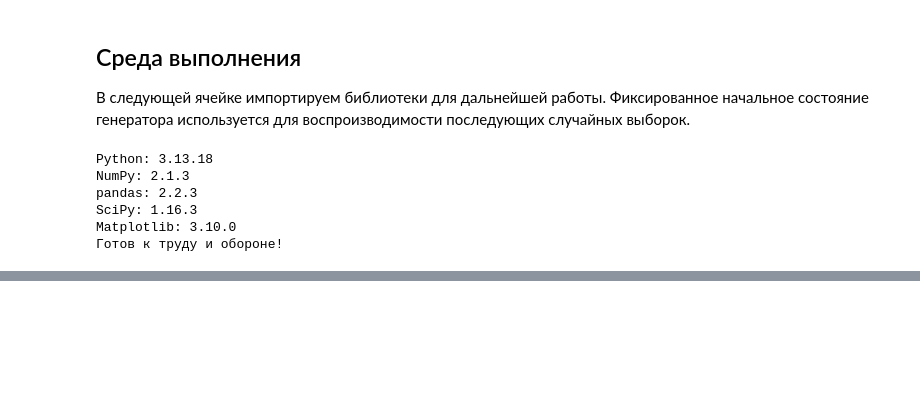
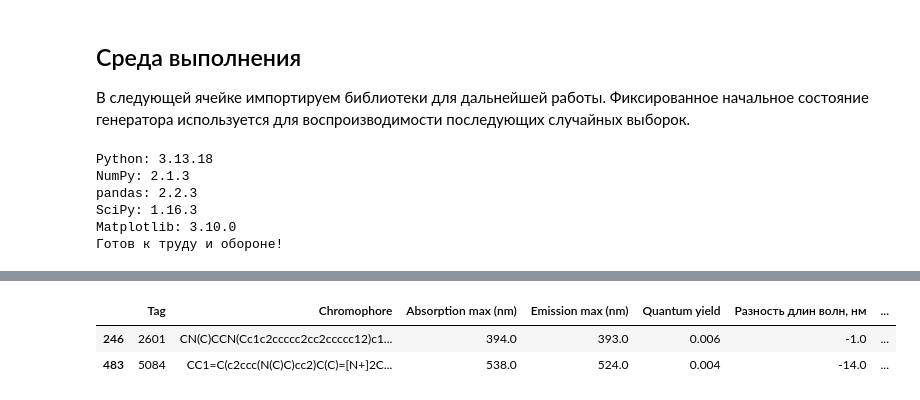
Before and after one commit to mdtokarev/App-Stat-Lab01, a Jupyter notebook: AppStatLab01.ipynb, the cells around one changed output, grey strips where cells are left out. Saved outputs shown, nothing was run; the diff lists cells and outputs as text; code cells hidden in the pictures; blank space fills up the shorter version.

```diff
--- a/AppStatLab01.ipynb
+++ b/AppStatLab01.ipynb
@@ -51,0 +321,30 @@ Matplotlib: 3.10.0
+# %%
+# Выбираем записи, требующие проверки
+suspect_mask = (
+    data["Emission max (nm)"]
+    < data["Absorption max (nm)"]
+)
+
+suspect_data = data.loc[suspect_mask].copy()
+
+# Разность длин волн поможет оценить величину расхождения
+suspect_data["Разность длин волн, нм"] = (
+    suspect_data["Emission max (nm)"]
+    - suspect_data["Absorption max (nm)"]
+)
+
+display(
+    suspect_data[
+        [
+            "Tag",
+            "Chromophore",
+            *TARGETS,
+            "Разность длин волн, нм",
+            "All_references",
+        ]
+    ]
+)
+# %% [output]
+|  | Tag | Chromophore | Absorption max (nm) | Emission max (nm) | Quantum yield | Разность длин волн, нм | ... |
+| 246 | 2601 | CN(C)CCN(Cc1c2ccccc2cc2ccccc12)c1... | 394.0 | 393.0 | 0.006 | -1.0 | ... |
+| 483 | 5084 | CC1=C(c2ccc(N(C)C)cc2)C(C)=[N+]2C... | 538.0 | 524.0 | 0.004 | -14.0 | ... |
```
Also changed, not shown: parts of 14 cells of this notebook.
